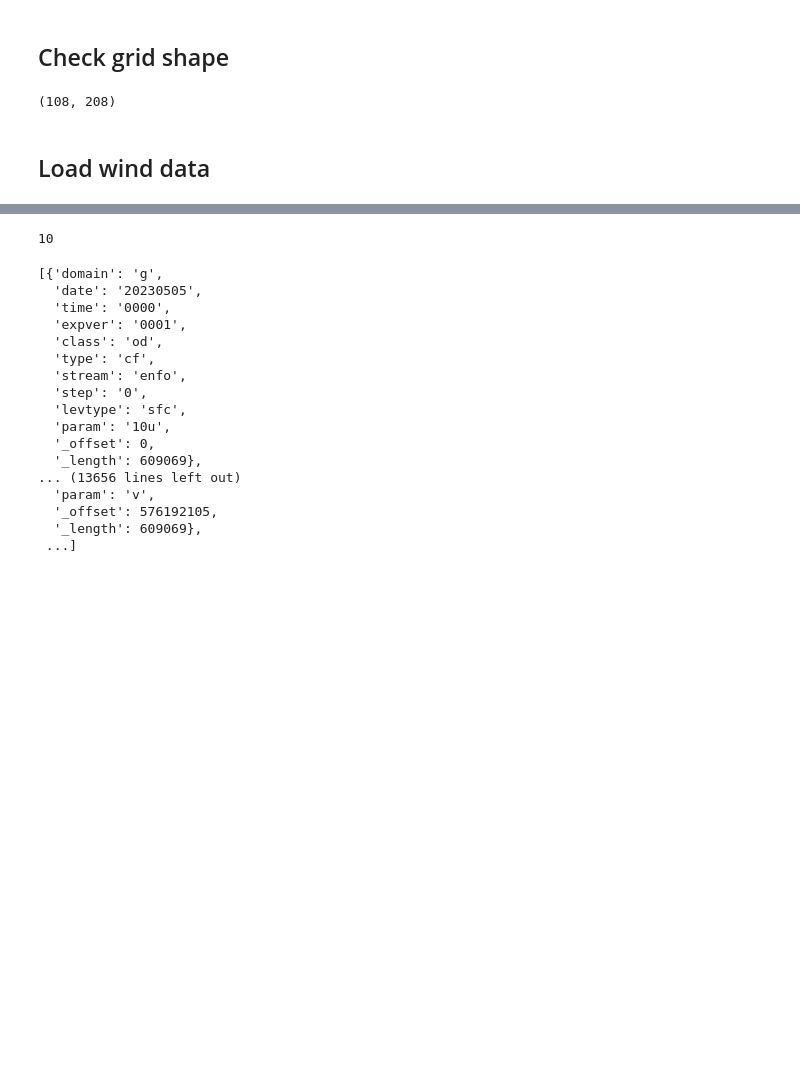
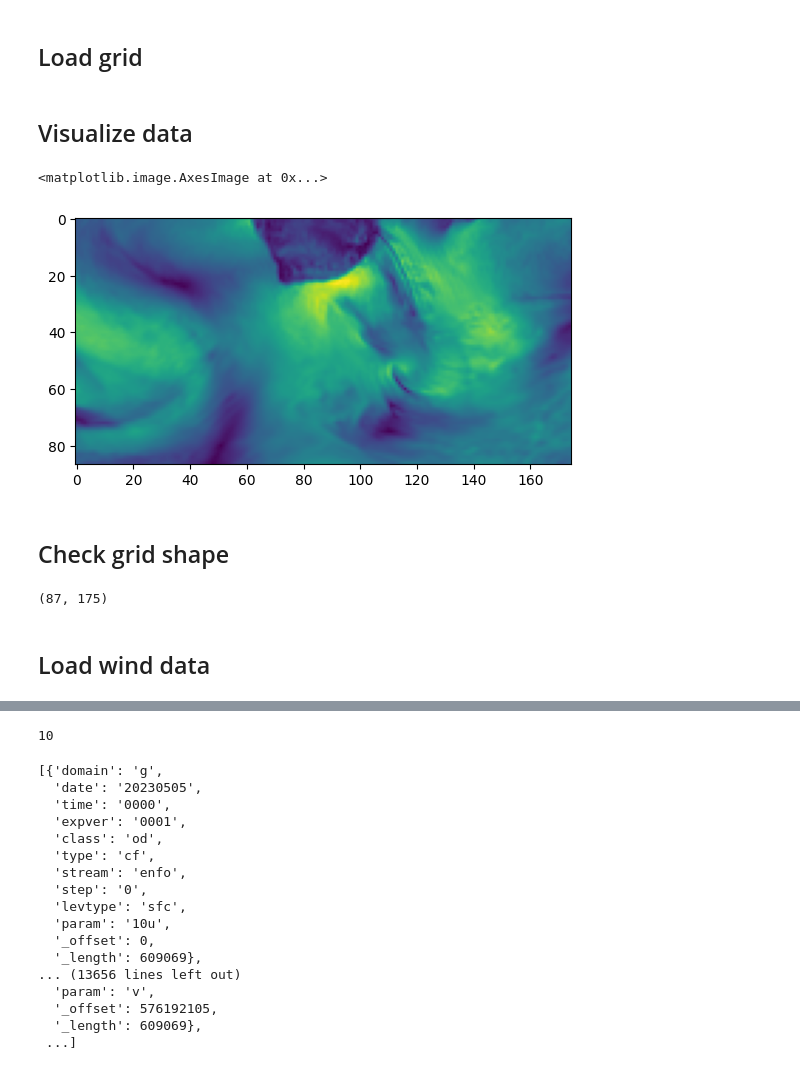
Before and after one commit to dabry-route/dabry, a Jupyter notebook: dev/Ensemble wind.ipynb, the cells around one changed output, grey strips where cells are left out. Cells and saved outputs as stored; diff of their text form; code cells hidden in the pictures; blank space fills up the shorter version.

```diff
--- a/dev/Ensemble wind.ipynb
+++ b/dev/Ensemble wind.ipynb
@@ -22,3 +17,9 @@ tr = np.array((125, 0))
+# %%
+dirpath = '../data/ecmwf/ensemble/20230825'
+bl = np.array((-10, -60))#np.array((42, -43))
+tr = np.array((60, -25))#np.array((125, 0))
+# %% [markdown]
+## Load grid
 # %%
 info = os.listdir(dirpath)[0].split('-')[0]
 year, month, day, run = int(info[:4]), int(info[4:6]), int(info[6:8]), int(info[8:10])
@@ -39,14 +40,23 @@ lats[:] = newlats
 ny, nx = lons.shape
 grid = np.zeros((nx, ny, 2))
 grid[:] = np.transpose(np.stack((lons, lats)), (2, 1, 0))
-# %% [markdown]
-## Check grid shape
+# %% [markdown]
+## Visualize data
+# %%
+U, _, _ = grb[0].data(lon1=bl[0], lon2=tr[0], lat1=bl[1], lat2=tr[1])
+V, _, _ = grb[1].data(lon1=bl[0], lon2=tr[0], lat1=bl[1], lat2=tr[1])
+plt.imshow(np.sqrt(U**2 + V**2))
+# %% [output]
+<matplotlib.image.AxesImage at 0x...>
+[figure, added]
+# %% [markdown]
+## Check grid shape
 # %%
 lons.shape
 # %% [output]
-(108, 208)
+(87, 175)
-# %% [markdown]
-## Load wind data
+# %% [markdown]
+## Load wind data
 # %%
 n_members = 51
 nt = len(os.listdir(dirpath))
```
Also changed, not shown: parts of 8 cells of this notebook, 7 other files.
